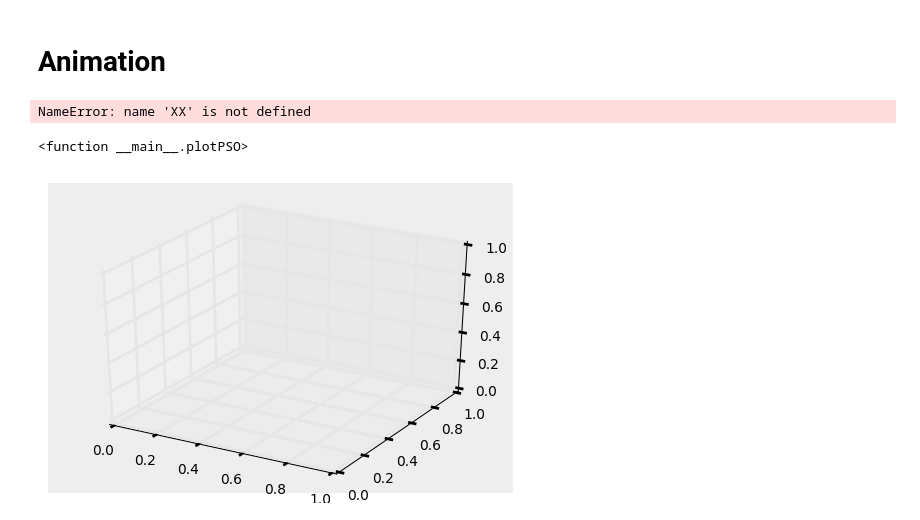
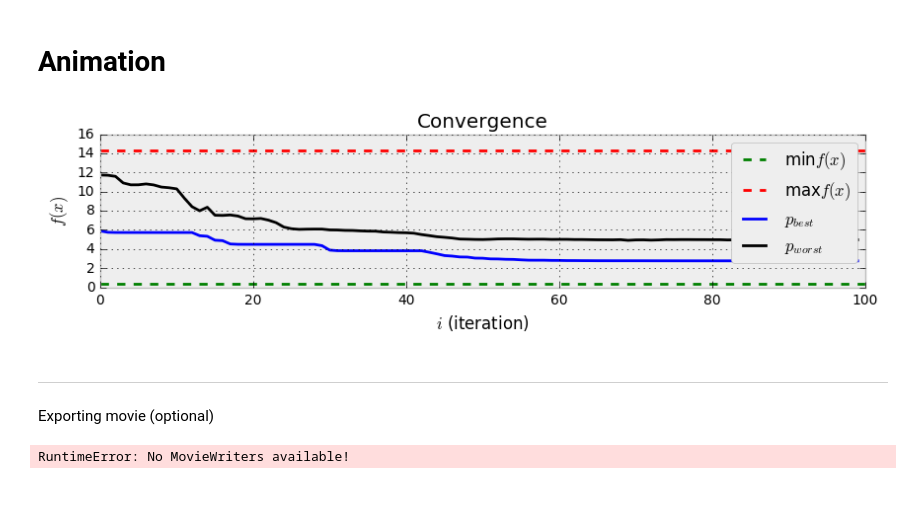
Before and after one commit to CAChemE/stochastic-optimization, a Jupyter notebook: PSO/2D/Python-algorithm-viz.ipynb, the cells around one changed output. Drawn from its saved outputs; the diff is of its cells as text; code cells hidden in the pictures.

```diff
--- a/PSO/2D/Python-algorithm-viz.ipynb
+++ b/PSO/2D/Python-algorithm-viz.ipynb
@@ -278,6 +230,49 @@ def plotPSO(i=0): #iteration
+# %%
+w_arg_PSO = widgets.interact(run_PSO,
+                            n_particles=(2,50),
+                            omega=(0,1,0.001),
+                            phi_p=(0,1,0.001),
+                            phi_g=(0,1,0.001))
+# %% [output]
+[figure, added]
 # %%
-widgets.interact(plotPSO, i=(0,n_iterations-1))
+w_viz_PSO = widgets.interact_manual(plotPSO_iter, i=(0,n_iterations-1))
-# %% [output]
-NameError: name 'XX' is not defined
-<function __main__.plotPSO>
-[figure, removed]
+# %% [markdown]
+---
+# %% [markdown]
+Exporting movie (optional)
+# %%
+# This example uses a MovieWriter directly to grab individual frames and
+# write them to a file. This avoids any event loop integration, but has
+# the advantage of working with even the Agg backend. This is not recommended
+# for use in an interactive setting.
+# -*- noplot -*-
+
+# original: http://matplotlib.org/examples/animation/moviewriter.html
+
+#import numpy as np
+import matplotlib
+#import matplotlib.pyplot as plt
+import matplotlib.animation as manimation
+
+FFMpegWriter = manimation.writers['ffmpeg']
+metadata = dict(title=f.__name__, artist='CAChemE.org',
+                comment='PyConES 2016')
+
+writer = FFMpegWriter(fps=10, metadata=metadata)
+
+i = 0 # first values
+
+fig, (ax1, ax2) = plotPSO_2D(f, limits,
+                            particles_xy=(x_particles[i, :],y_particles[i, :]),
+                           particles_uv=(u_particles[i, :],v_particles[i, :]))
+
+with writer.saving(fig, "writer_test.mp4", 100):
+    for i in range(n_iterations):
+        plotPSO_2D(f, limits,
+                   particles_xy=(x_particles[i, :],y_particles[i, :]),
+                   particles_uv=(u_particles[i, :],v_particles[i, :]))
+
+        writer.grab_frame()
+# %% [output]
+RuntimeError: No MovieWriters available!
```
Also changed, not shown: parts of 15 cells of this notebook, 2 other files.
